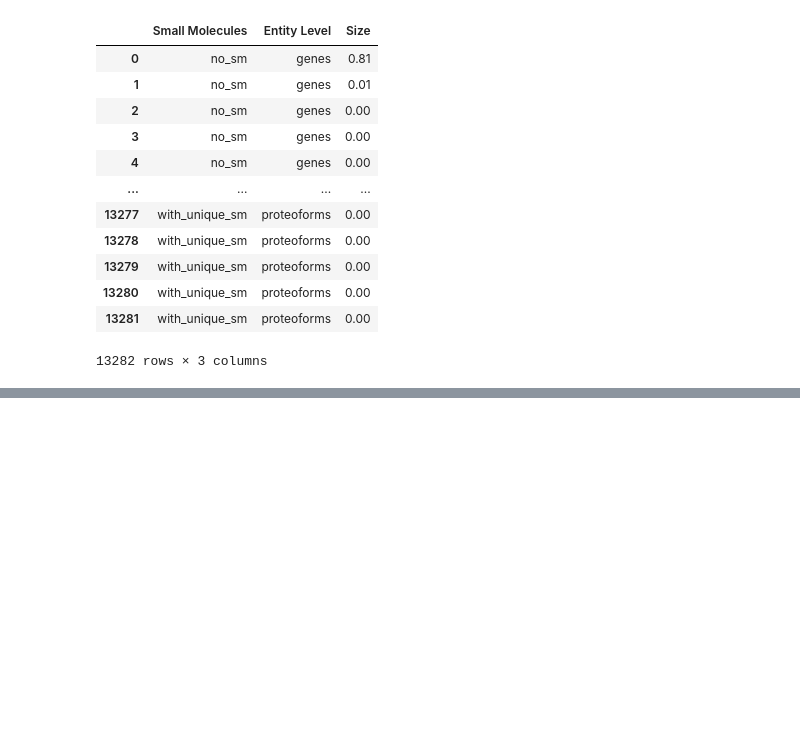
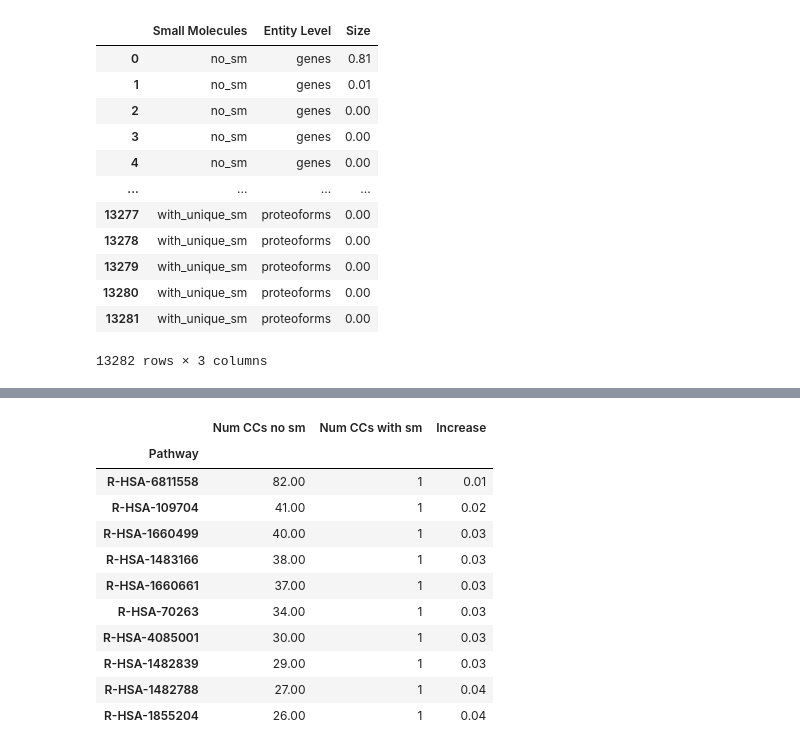
Before and after one commit to PathwayAnalysisPlatform/ProteoformNetworks, a Jupyter notebook: src/Python/analysis_2_connectedness.ipynb, the cells around one changed output, grey strips where cells are left out. Saved outputs shown, nothing was run; the diff lists cells and outputs as text; code cells hidden in the pictures; blank space fills up the shorter version.

```diff
--- a/src/Python/analysis_2_connectedness.ipynb
+++ b/src/Python/analysis_2_connectedness.ipynb
@@ -195,0 +214,26 @@ df_pathways
+# %%
+df_no_sm_num_ccs = df_no_sm[['Pathway', 'Number of connected components']]
+df_no_sm_num_ccs.set_index('Pathway', inplace=True)
+
+df_with_sm_num_ccs = df_with_sm[['Pathway', 'Number of connected components']]
+df_with_sm_num_ccs.set_index('Pathway', inplace=True)
+
+result = pd.concat([df_no_sm_num_ccs, df_with_sm_num_ccs], axis=1)
+result = result[~result.isnull().any(axis=1)]
+result.columns = ["Num CCs no sm", "Num CCs with sm"]
+result["Increase"] = result["Num CCs with sm"]/result["Num CCs no sm"]
+result.sort_values(by=['Increase'], ascending=True, inplace=True)
+result.head(10)
+# %% [output]
+|  | Num CCs no sm | Num CCs with sm | Increase |
+| Pathway |  |  |  |
+| R-HSA-6811558 | 82.00 | 1 | 0.01 |
+| R-HSA-109704 | 41.00 | 1 | 0.02 |
+| R-HSA-1660499 | 40.00 | 1 | 0.03 |
+| R-HSA-1483166 | 38.00 | 1 | 0.03 |
+| R-HSA-1660661 | 37.00 | 1 | 0.03 |
+| R-HSA-70263 | 34.00 | 1 | 0.03 |
+| R-HSA-4085001 | 30.00 | 1 | 0.03 |
+| R-HSA-1482839 | 29.00 | 1 | 0.03 |
+| R-HSA-1482788 | 27.00 | 1 | 0.04 |
+| R-HSA-1855204 | 26.00 | 1 | 0.04 |
```
Also changed, not shown: parts of 12 cells of this notebook, 1 other file.
